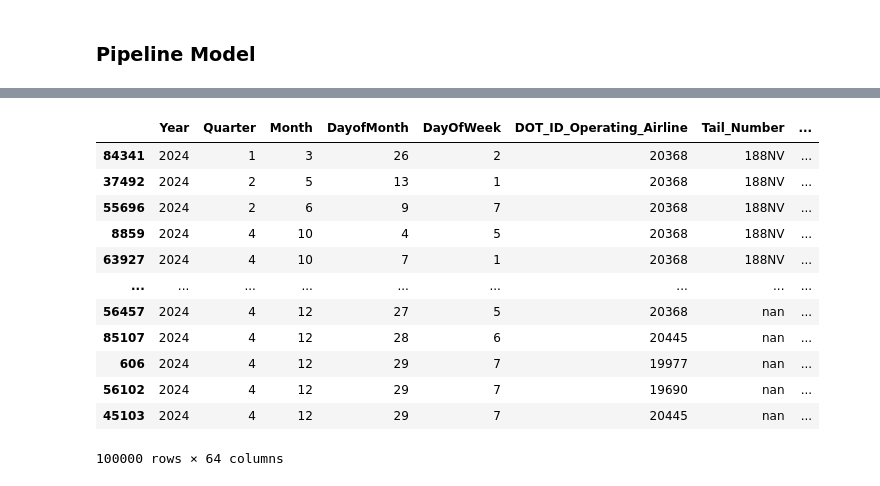
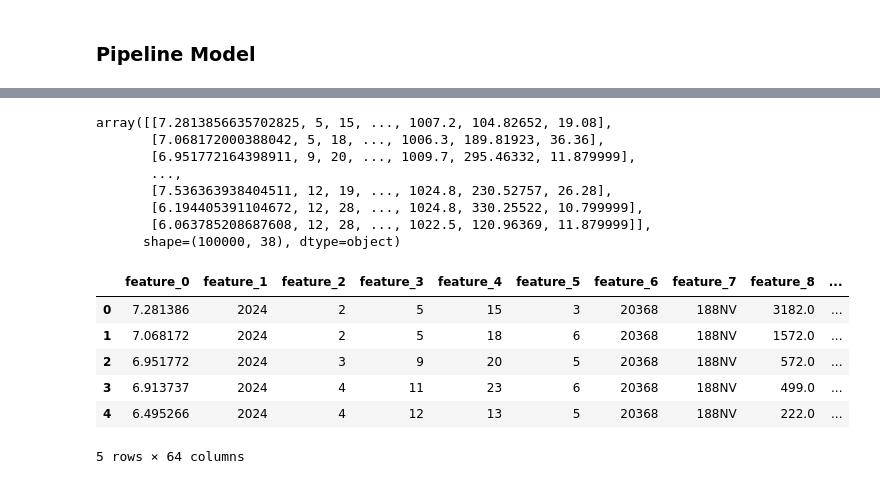
Before and after one commit to denibravo/NeuralNetworkProject, a Jupyter notebook: Pipeline.ipynb, the cells around one changed output, grey strips where cells are left out. Saved outputs shown, nothing was run; the diff lists cells and outputs as text; code cells hidden in the pictures.

```diff
--- a/Pipeline.ipynb
+++ b/Pipeline.ipynb
@@ -237,7 +235,7 @@ class TurnaroundDelayEncoder(BaseEstimator, TransformerMixin):
             X[self.dep_time_col] - X['Previous_Arrival_Time']
         ).apply(lambda x: x if pd.isna(x) or x >= 0 else x + 2400)
 
-        return X.drop(columns=['dep_date', 'Previous_Arrival_Time'])
+        return X.drop(columns=['dep_date', 'Previous_Arrival_Time', 'Tail_Number'])
 # %%
 import pandas as pd
 import seaborn as sns
@@ -302,8 +331,15 @@ preprocessor = Pipeline([
         dep_time_col='CRSDepTime',
         arr_time_col='CRSArrTime',
         tail_col='Tail_Number',
-        output_prefix=''
-    ))
+    )),
+    ('log_transform', ColumnTransformer([
+        ('log_transform', FunctionTransformer(np.log1p), ['Distance']),
+        ('drop', 'drop', ['Aircraft_Model', 'Aircraft_EngineType', 'Holiday', 'dest_dep_datetime', 'dep_datetime'])
+
+   # add random forest to remove useless features
+    ], verbose_feature_names_out=False, remainder = 'passthrough')),
+    ('select', SelectFromModel(ExtraTreesClassifier(n_estimators=100, random_state=42, n_jobs=-1)))
+
 ])
 
 preprocessor
@@ -314,23 +365,28 @@ Pipeline(steps=[('delay_trend', DelayTrendEncoder()),
 # %%
 # Train the pipeline in this cell and run it on X, this cell must end with the transformed data
 X_prepped = preprocessor.fit_transform(X, y)
-# X_prepped = preprocessor.fit_transform(X, y)
-pd.set_option('display.max_columns', None)
 X_prepped
 # %% [output]
-|  | Year | Quarter | Month | DayofMonth | DayOfWeek | DOT_ID_Operating_Airline | Tail_Number | ... |
-| 84341 | 2024 | 1 | 3 | 26 | 2 | 20368 | 188NV | ... |
-| 37492 | 2024 | 2 | 5 | 13 | 1 | 20368 | 188NV | ... |
-| 55696 | 2024 | 2 | 6 | 9 | 7 | 20368 | 188NV | ... |
-| 8859 | 2024 | 4 | 10 | 4 | 5 | 20368 | 188NV | ... |
-| 63927 | 2024 | 4 | 10 | 7 | 1 | 20368 | 188NV | ... |
-| ... | ... | ... | ... | ... | ... | ... | ... | ... |
-| 56457 | 2024 | 4 | 12 | 27 | 5 | 20368 | nan | ... |
-| 85107 | 2024 | 4 | 12 | 28 | 6 | 20445 | nan | ... |
-| 606 | 2024 | 4 | 12 | 29 | 7 | 19977 | nan | ... |
-| 56102 | 2024 | 4 | 12 | 29 | 7 | 19690 | nan | ... |
-| 45103 | 2024 | 4 | 12 | 29 | 7 | 20445 | nan | ... |
-100000 rows × 64 columns
+array([[7.2813856635702825, 5, 15, ..., 1007.2, 104.82652, 19.08],
+       [7.068172000388042, 5, 18, ..., 1006.3, 189.81923, 36.36],
+       [6.951772164398911, 9, 20, ..., 1009.7, 295.46332, 11.879999],
+       ...,
+       [7.536363938404511, 12, 19, ..., 1024.8, 230.52757, 26.28],
+       [6.194405391104672, 12, 28, ..., 1024.8, 330.25522, 10.799999],
+       [6.063785208687608, 12, 28, ..., 1022.5, 120.96369, 11.879999]],
+      shape=(100000, 38), dtype=object)
+# %%
+# Create a DataFrame from the numpy array with appropriate column names
+column_names = [f'feature_{i}' for i in range(X_prepped.shape[1])]
+pd.DataFrame(X_prepped[:5, :], columns=column_names).head()
+# %% [output]
+|  | feature_0 | feature_1 | feature_2 | feature_3 | feature_4 | feature_5 | feature_6 | feature_7 | feature_8 | ... |
+| 0 | 7.281386 | 2024 | 2 | 5 | 15 | 3 | 20368 | 188NV | 3182.0 | ... |
+| 1 | 7.068172 | 2024 | 2 | 5 | 18 | 6 | 20368 | 188NV | 1572.0 | ... |
+| 2 | 6.951772 | 2024 | 3 | 9 | 20 | 5 | 20368 | 188NV | 572.0 | ... |
+| 3 | 6.913737 | 2024 | 4 | 11 | 23 | 6 | 20368 | 188NV | 499.0 | ... |
+| 4 | 6.495266 | 2024 | 4 | 12 | 13 | 5 | 20368 | 188NV | 222.0 | ... |
+5 rows × 64 columns
 # %%
 # # Use this cell (and additional cells created directly above and below it) to define any classes, functions, and variables
 # # for your pipeline.
```
Also changed, not shown: parts of 8 cells of this notebook.
